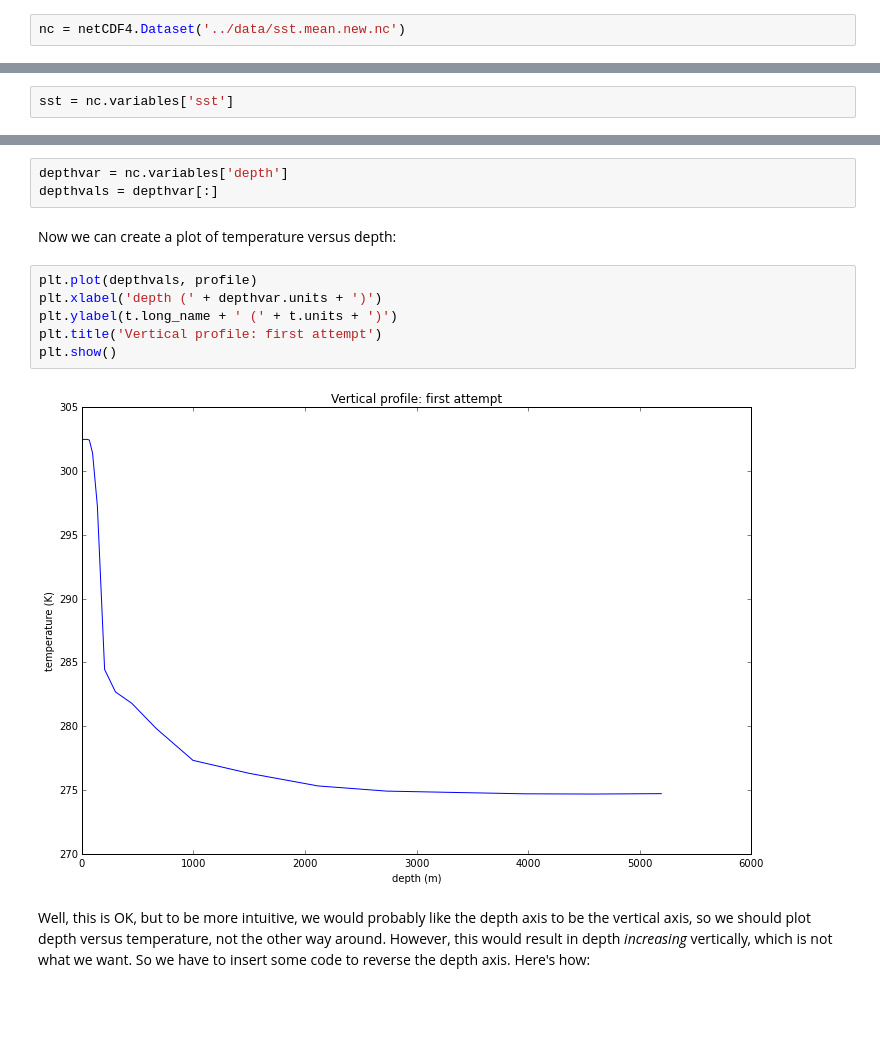
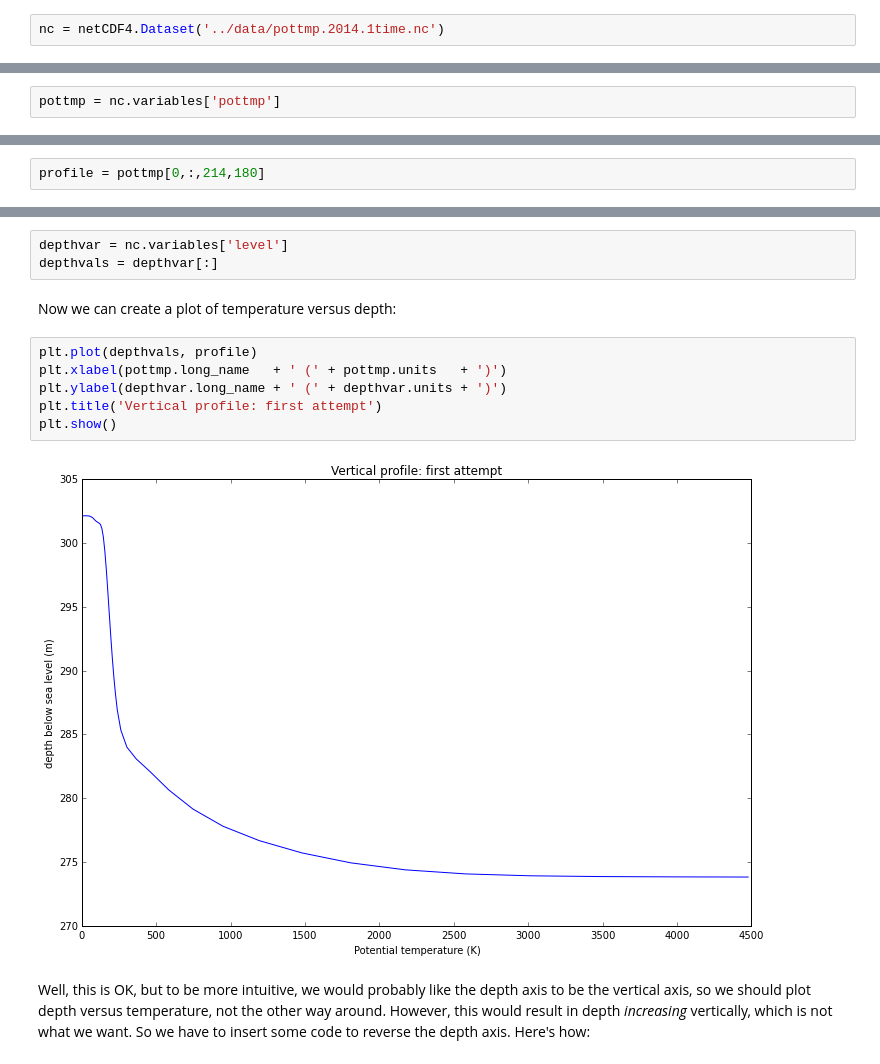
Before and after one commit to jonblower/python-viz-intro, a Jupyter notebook: Lesson 3. Plotting data from NetCDF files/3. Plotting data from NetCDF files.ipynb, the cells around one changed output, grey strips where cells are left out. Drawn from its saved outputs; the diff is of its cells as text; blank space fills up the shorter version.

```diff
--- a/Lesson 3. Plotting data from NetCDF files/3. Plotting data from NetCDF files.ipynb
+++ b/Lesson 3. Plotting data from NetCDF files/3. Plotting data from NetCDF files.ipynb
@@ -28,5 +28,5 @@ We've put some data files in the `data` directory. Let's open one of them. This
 # %%
-nc = netCDF4.Dataset('../data/sst.mean.new.nc')
+nc = netCDF4.Dataset('../data/pottmp.2014.1time.nc')
 # %% [markdown]
 We can see what *variables* we have in the dataset with `nc.variables`. This returns a [*dictionary*](http://www.pythonforbeginners.com/dictionary/how-to-use-dictionaries-in-python) of Variable objects, the keys of which give the identifiers of the variables:
 # %%
@@ -40,5 +40,5 @@ We want to plot the SST variable. Let's get a handle to this variable:
 # %%
-sst = nc.variables['sst']
+pottmp = nc.variables['pottmp']
 # %% [markdown]
 We can find its units ("units" is an *attribute* of the vorticity variable):
 # %%
@@ -136,20 +128,22 @@ profile = t[:,85,180]
+# %%
+profile = pottmp[0,:,214,180]
 # %% [markdown]
 You should read this as "give me temperature values for all values of depth at the 86th latitude index and the 181st longitude index". (Recall that Python array indices start at zero, not one.)
 
 If we're going to plot a graph, we also need the values of depth:
 # %%
-depthvar = nc.variables['depth']
+depthvar = nc.variables['level']
 depthvals = depthvar[:]
 # %% [markdown]
 Now we can create a plot of temperature versus depth:
 # %%
 plt.plot(depthvals, profile)
-plt.xlabel('depth (' + depthvar.units + ')')
-plt.ylabel(t.long_name + ' (' + t.units + ')')
+plt.xlabel(pottmp.long_name   + ' (' + pottmp.units   + ')')
+plt.ylabel(depthvar.long_name + ' (' + depthvar.units + ')')
 plt.title('Vertical profile: first attempt')
 plt.show()
 # %% [output]
-[figure, old version]
+[figure, new version]
 # %% [markdown]
 Well, this is OK, but to be more intuitive, we would probably like the depth axis to be the vertical axis, so we should plot depth versus temperature, not the other way around. However, this would result in depth *increasing* vertically, which is not what we want. So we have to insert some code to reverse the depth axis. Here's how:
 # %%
```
Also changed, not shown: parts of 19 cells of this notebook, 4 other files.
